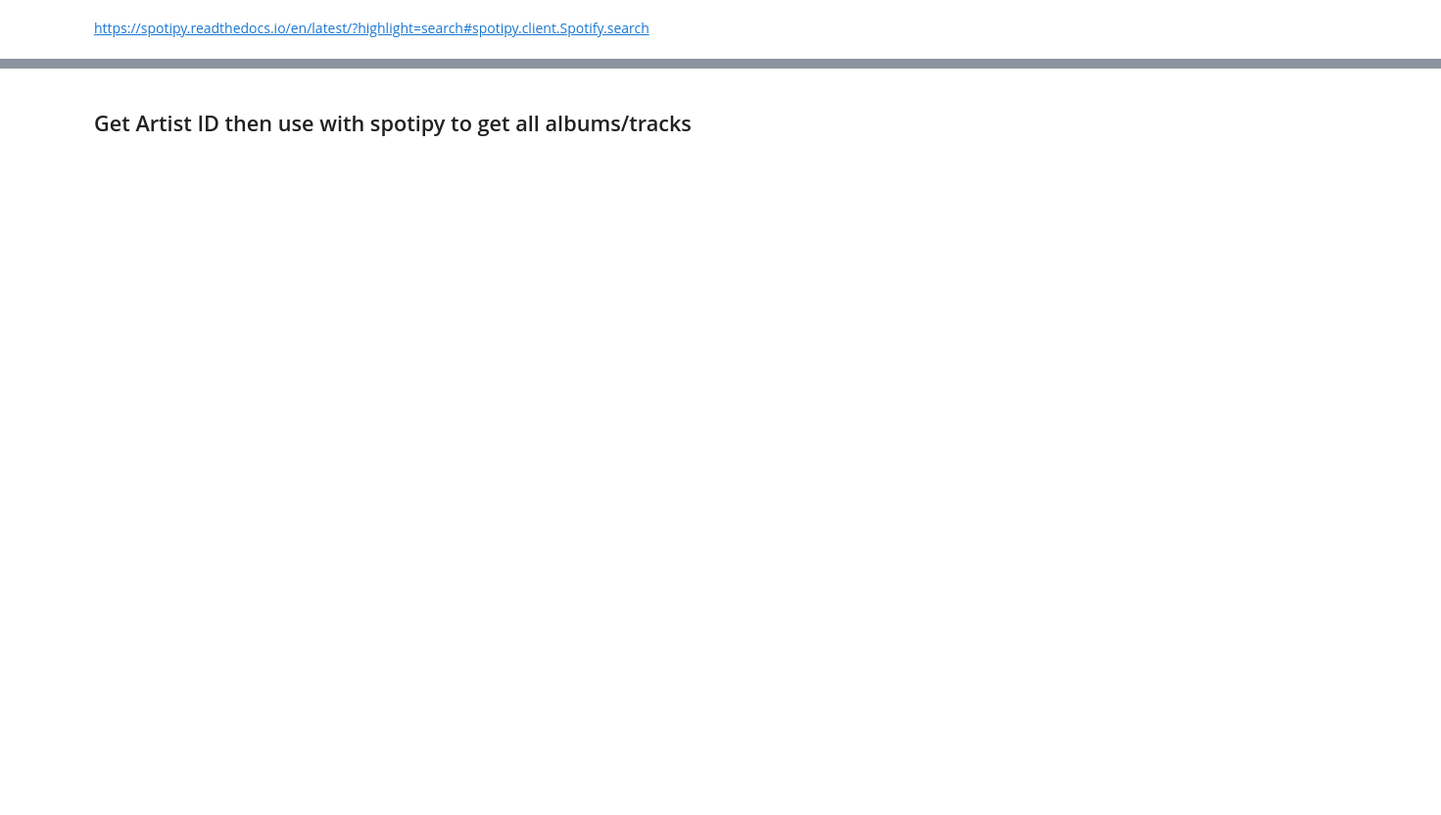
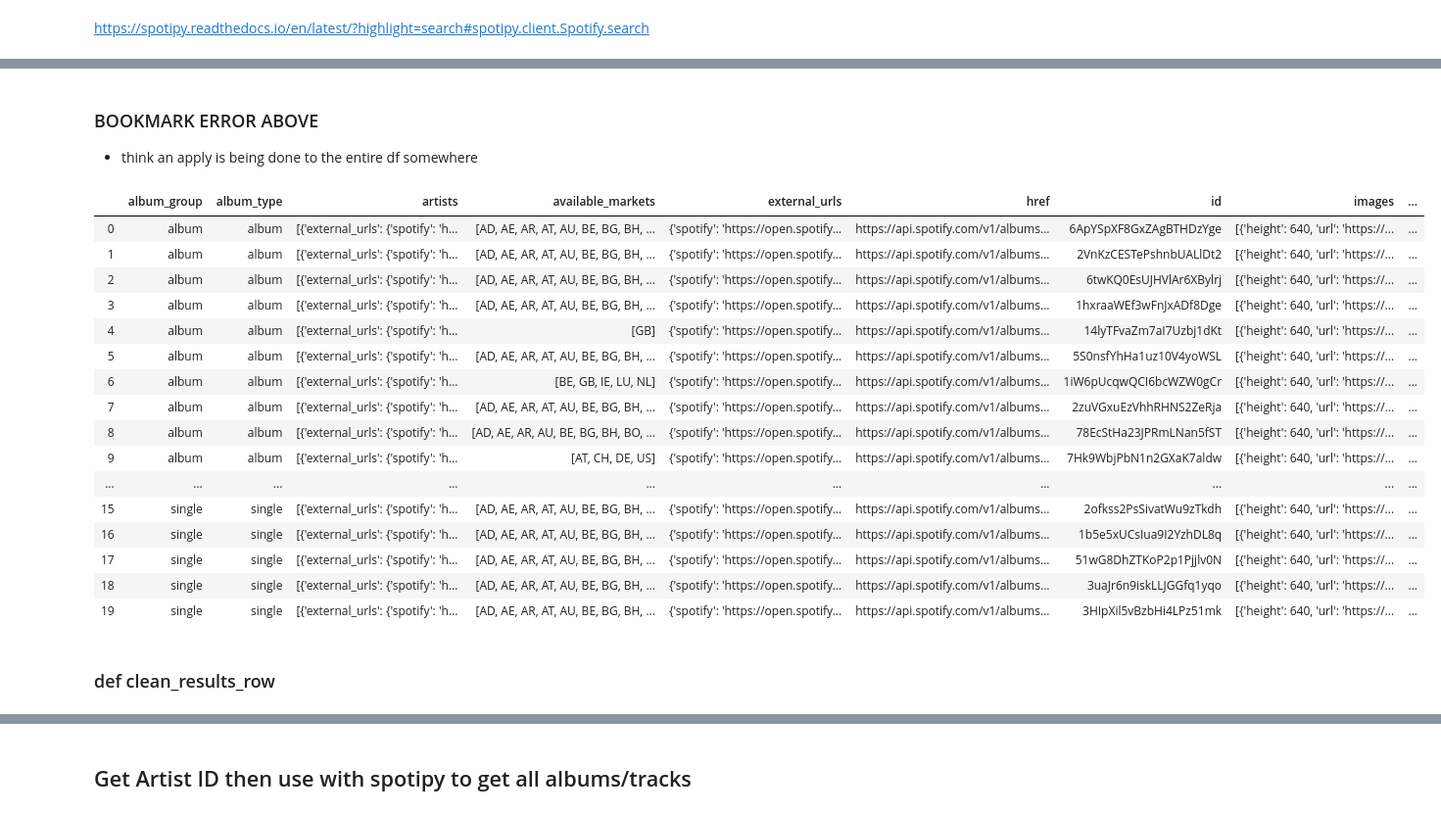
Before and after one commit to jirvingphd/fsds_pt_100719_cohort_notes, a Jupyter notebook: Instructor Notebooks/spotify_search.ipynb, the cells around one changed output, grey strips where cells are left out. Shown: that part at 98% size. Cells and saved outputs as stored; diff of their text form; code cells hidden in the pictures; blank space fills up the shorter version.

```diff
--- a/Instructor Notebooks/spotify_search.ipynb
+++ b/Instructor Notebooks/spotify_search.ipynb
@@ -83,0 +305,4 @@ len(df)
+# %%
+uri_d = {}
+uri_d[df.loc[0,'artists'][0]['name']]=df.loc[0,'artists'][0]['uri']
+uri_d
@@ -83,0 +315,3 @@ len(df)
+# %%
+artists = df.loc[0,'artists']
+artists[0]
@@ -83,0 +342,19 @@ len(df)
+# %%
+def get_all_artists_info(df,info='id'):
+    """Extracts all artist info for every artist in df['artists'] key"""
+    ## RETIEVING ARTIST idsß
+    uri_d = []
+    for row in range(len(df)):
+
+        artists = df.loc[row,'artists']
+        [uri_d.append((artist['name'],artist[info])) for artist in artists]
+
+    # uri_d = {df.loc[0,'artists'][i]['name']:df.loc[0,'artists'][i]['uri'] for i in len()}
+    return dict(uri_d)
+# %%
+res = sp.search('Panic at the disco')
+df =ms.response_to_df(res)
+
+
+artists_ids = get_all_artists_info(df,info='id')
+artists_ids
@@ -83,0 +615,26 @@ len(df)
+# %% [markdown]
+### BOOKMARK ERROR ABOVE
+- think an apply is being done to the entire df somewhere
+# %%
+albums = sp.artist_albums(artists_ids['Panic! At The Disco'])
+pd.DataFrame(albums['items'])
+# %% [output]
+|  | album_group | album_type | artists | available_markets | external_urls | href | id | images | ... |
+| 0 | album | album | [{'external_urls': {'spotify': 'h... | [AD, AE, AR, AT, AU, BE, BG, BH, ... | {'spotify': 'https://open.spotify... | https://api.spotify.com/v1/albums... | 6ApYSpXF8GxZAgBTHDzYge | [{'height': 640, 'url': 'https://... | ... |
+| 1 | album | album | [{'external_urls': {'spotify': 'h... | [AD, AE, AR, AT, AU, BE, BG, BH, ... | {'spotify': 'https://open.spotify... | https://api.spotify.com/v1/albums... | 2VnKzCESTePshnbUALlDt2 | [{'height': 640, 'url': 'https://... | ... |
+| 2 | album | album | [{'external_urls': {'spotify': 'h... | [AD, AE, AR, AT, AU, BE, BG, BH, ... | {'spotify': 'https://open.spotify... | https://api.spotify.com/v1/albums... | 6twKQ0EsUJHVlAr6XBylrj | [{'height': 640, 'url': 'https://... | ... |
+| 3 | album | album | [{'external_urls': {'spotify': 'h... | [AD, AE, AR, AT, AU, BE, BG, BH, ... | {'spotify': 'https://open.spotify... | https://api.spotify.com/v1/albums... | 1hxraaWEf3wFnJxADf8Dge | [{'height': 640, 'url': 'https://... | ... |
+| 4 | album | album | [{'external_urls': {'spotify': 'h... | [GB] | {'spotify': 'https://open.spotify... | https://api.spotify.com/v1/albums... | 14lyTFvaZm7aI7Uzbj1dKt | [{'height': 640, 'url': 'https://... | ... |
+| 5 | album | album | [{'external_urls': {'spotify': 'h... | [AD, AE, AR, AT, AU, BE, BG, BH, ... | {'spotify': 'https://open.spotify... | https://api.spotify.com/v1/albums... | 5S0nsfYhHa1uz10V4yoWSL | [{'height': 640, 'url': 'https://... | ... |
+| 6 | album | album | [{'external_urls': {'spotify': 'h... | [BE, GB, IE, LU, NL] | {'spotify': 'https://open.spotify... | https://api.spotify.com/v1/albums... | 1iW6pUcqwQCI6bcWZW0gCr | [{'height': 640, 'url': 'https://... | ... |
+| 7 | album | album | [{'external_urls': {'spotify': 'h... | [AD, AE, AR, AT, AU, BE, BG, BH, ... | {'spotify': 'https://open.spotify... | https://api.spotify.com/v1/albums... | 2zuVGxuEzVhhRHNS2ZeRja | [{'height': 640, 'url': 'https://... | ... |
+| 8 | album | album | [{'external_urls': {'spotify': 'h... | [AD, AE, AR, AU, BE, BG, BH, BO, ... | {'spotify': 'https://open.spotify... | https://api.spotify.com/v1/albums... | 78EcStHa23JPRmLNan5fST | [{'height': 640, 'url': 'https://... | ... |
+| 9 | album | album | [{'external_urls': {'spotify': 'h... | [AT, CH, DE, US] | {'spotify': 'https://open.spotify... | https://api.spotify.com/v1/albums... | 7Hk9WbjPbN1n2GXaK7aldw | [{'height': 640, 'url': 'https://... | ... |
+| ... | ... | ... | ... | ... | ... | ... | ... | ... | ... |
+| 15 | single | single | [{'external_urls': {'spotify': 'h... | [AD, AE, AR, AT, AU, BE, BG, BH, ... | {'spotify': 'https://open.spotify... | https://api.spotify.com/v1/albums... | 2ofkss2PsSivatWu9zTkdh | [{'height': 640, 'url': 'https://... | ... |
+| 16 | single | single | [{'external_urls': {'spotify': 'h... | [AD, AE, AR, AT, AU, BE, BG, BH, ... | {'spotify': 'https://open.spotify... | https://api.spotify.com/v1/albums... | 1b5e5xUCsIua9I2YzhDL8q | [{'height': 640, 'url': 'https://... | ... |
+| 17 | single | single | [{'external_urls': {'spotify': 'h... | [AD, AE, AR, AT, AU, BE, BG, BH, ... | {'spotify': 'https://open.spotify... | https://api.spotify.com/v1/albums... | 51wG8DhZTKoP2p1Pjjlv0N | [{'height': 640, 'url': 'https://... | ... |
+| 18 | single | single | [{'external_urls': {'spotify': 'h... | [AD, AE, AR, AT, AU, BE, BG, BH, ... | {'spotify': 'https://open.spotify... | https://api.spotify.com/v1/albums... | 3uaJr6n9iskLLJGGfq1yqo | [{'height': 640, 'url': 'https://... | ... |
+| 19 | single | single | [{'external_urls': {'spotify': 'h... | [AD, AE, AR, AT, AU, BE, BG, BH, ... | {'spotify': 'https://open.spotify... | https://api.spotify.com/v1/albums... | 3HIpXil5vBzbHi4LPz51mk | [{'height': 640, 'url': 'https://... | ... |
+# %% [markdown]
+### def clean_results_row
```
Also changed, not shown: parts of 94 cells of this notebook, 3 other files.
